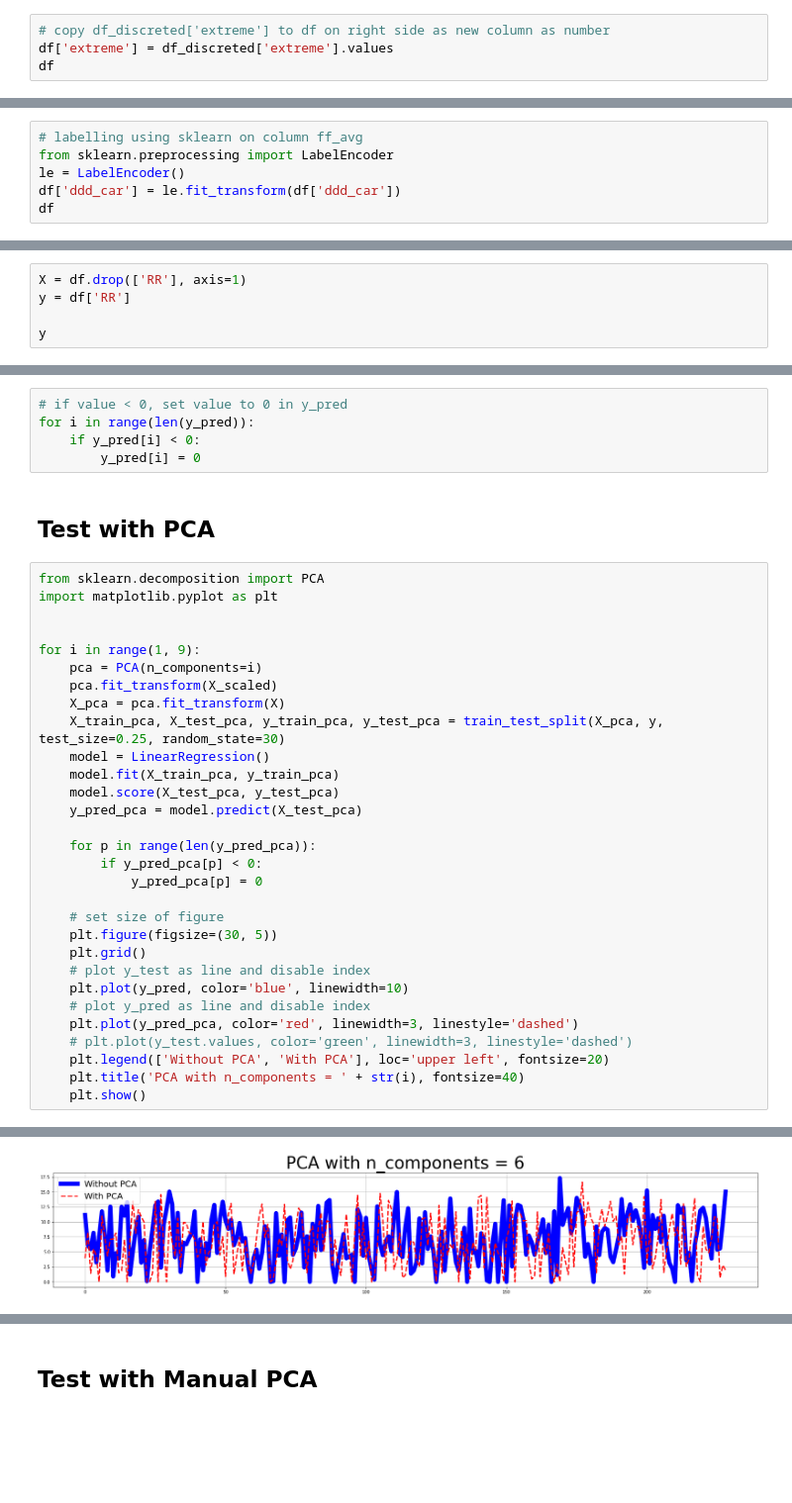
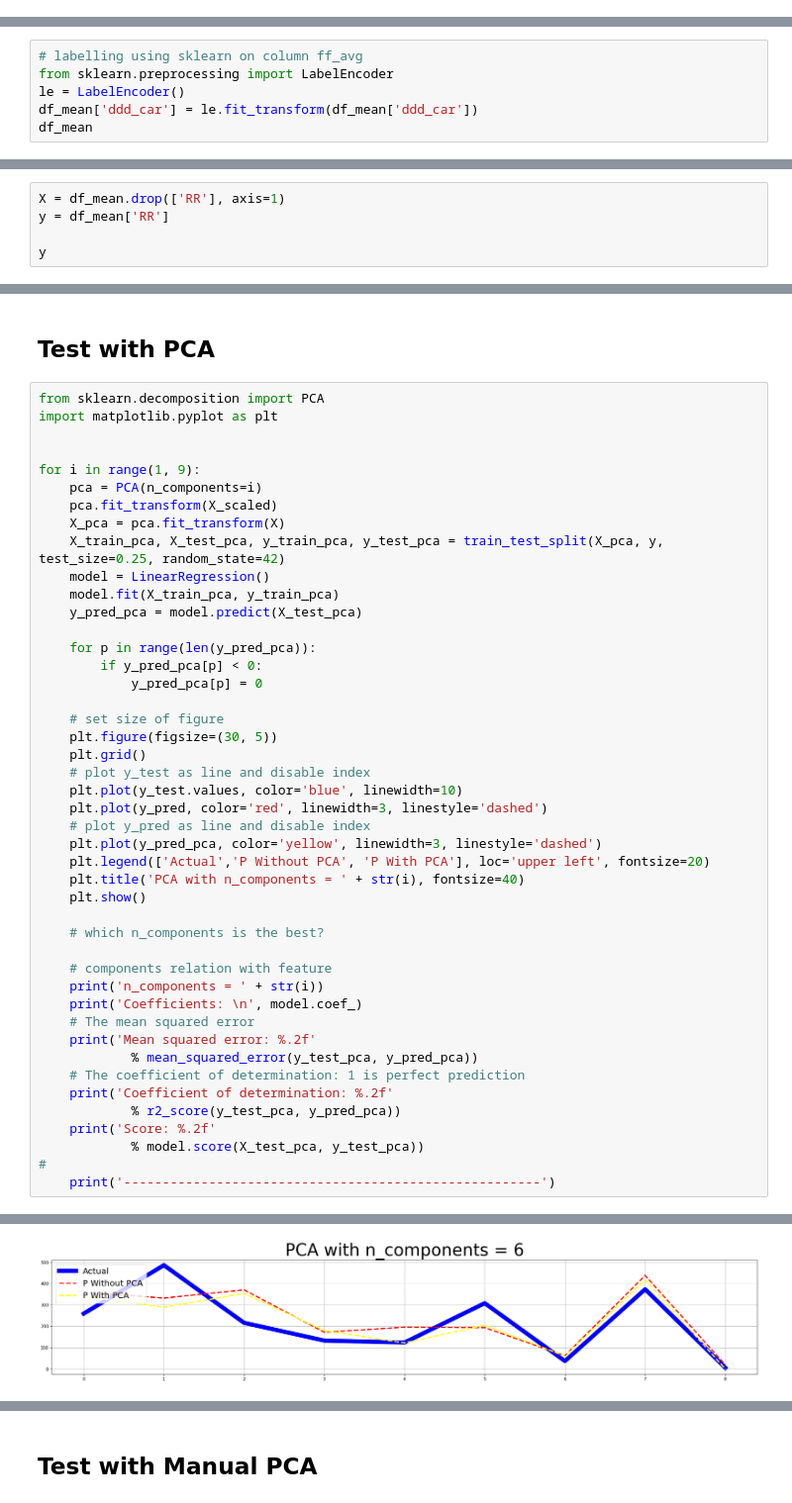
Before and after one commit to rachyharkov/pca-climate-data, a Jupyter notebook: notebook.ipynb, the cells around one changed output, grey strips where cells are left out. Shown at 99% size. Saved outputs shown, nothing was run; the diff lists cells and outputs as text; blank space fills up the shorter version.

```diff
--- a/notebook.ipynb
+++ b/notebook.ipynb
@@ -197,4 +122,0 @@ df_discreted
-# %%
-# copy df_discreted['extreme'] to df on right side as new column as number
-df['extreme'] = df_discreted['extreme'].values
-df
@@ -222,6 +159,6 @@ See the caveats in the documentation: https://pandas.pydata.org/pandas-docs/stab
 # labelling using sklearn on column ff_avg
 from sklearn.preprocessing import LabelEncoder
 le = LabelEncoder()
-df['ddd_car'] = le.fit_transform(df['ddd_car'])
-df
+df_mean['ddd_car'] = le.fit_transform(df_mean['ddd_car'])
+df_mean
 # %% [output]
@@ -247,8 +198,8 @@ See the caveats in the documentation: https://pandas.pydata.org/pandas-docs/stab
 # %% [markdown]
 ## Split to X and y
 # %%
-X = df.drop(['RR'], axis=1)
-y = df['RR']
+X = df_mean.drop(['RR'], axis=1)
+y = df_mean['RR']
 
 y
 # %% [output]
@@ -332,8 +292,3 @@ plt.plot(y_pred, color='red', linewidth=3)
-# %%
-# if value < 0, set value to 0 in y_pred
-for i in range(len(y_pred)):
-    if y_pred[i] < 0:
-        y_pred[i] = 0
 # %% [markdown]
 ## Test with PCA
 # %%
@@ -345,10 +300,9 @@ for i in range(1, 9):
     pca = PCA(n_components=i)
     pca.fit_transform(X_scaled)
     X_pca = pca.fit_transform(X)
-    X_train_pca, X_test_pca, y_train_pca, y_test_pca = train_test_split(X_pca, y, test_size=0.25, random_state=30)
+    X_train_pca, X_test_pca, y_train_pca, y_test_pca = train_test_split(X_pca, y, test_size=0.25, random_state=42)
     model = LinearRegression()
     model.fit(X_train_pca, y_train_pca)
-    model.score(X_test_pca, y_test_pca)
     y_pred_pca = model.predict(X_test_pca)
 
     for p in range(len(y_pred_pca)):
@@ -359,11 +313,27 @@ for i in range(1, 9):
     plt.figure(figsize=(30, 5))
     plt.grid()
     # plot y_test as line and disable index
-    plt.plot(y_pred, color='blue', linewidth=10)
+    plt.plot(y_test.values, color='blue', linewidth=10)
+    plt.plot(y_pred, color='red', linewidth=3, linestyle='dashed')
     # plot y_pred as line and disable index
-    plt.plot(y_pred_pca, color='red', linewidth=3, linestyle='dashed')
-    # plt.plot(y_test.values, color='green', linewidth=3, linestyle='dashed')
-    plt.legend(['Without PCA', 'With PCA'], loc='upper left', fontsize=20)
+    plt.plot(y_pred_pca, color='yellow', linewidth=3, linestyle='dashed')
+    plt.legend(['Actual','P Without PCA', 'P With PCA'], loc='upper left', fontsize=20)
     plt.title('PCA with n_components = ' + str(i), fontsize=40)
     plt.show()
+
+    # which n_components is the best?
+
+    # components relation with feature
+    print('n_components = ' + str(i))
+    print('Coefficients: \n', model.coef_)
+    # The mean squared error
+    print('Mean squared error: %.2f'
+            % mean_squared_error(y_test_pca, y_pred_pca))
+    # The coefficient of determination: 1 is perfect prediction
+    print('Coefficient of determination: %.2f'
+            % r2_score(y_test_pca, y_pred_pca))
+    print('Score: %.2f'
+            % model.score(X_test_pca, y_test_pca))
+#
+    print('------------------------------------------------------')
 # %% [output]
@@ -375 +380 @@ for i in range(1, 9):
-[figure, old version]
+[figure, new version]
```
Also changed, not shown: parts of 22 cells of this notebook, 1 other file.
